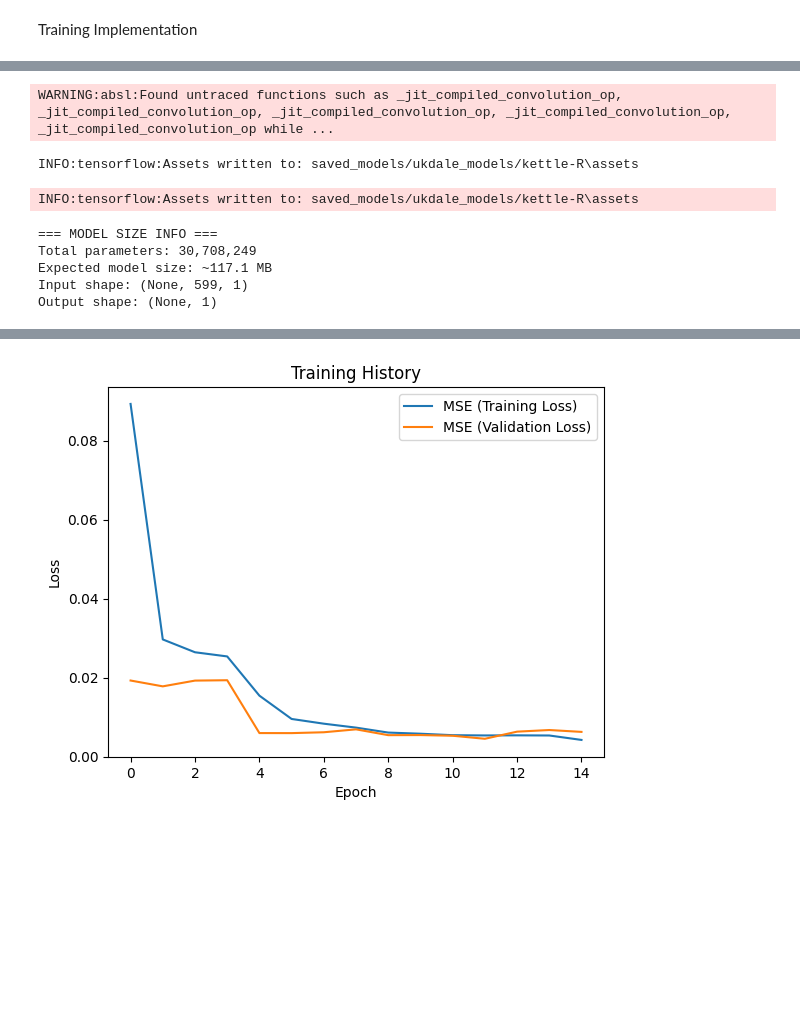
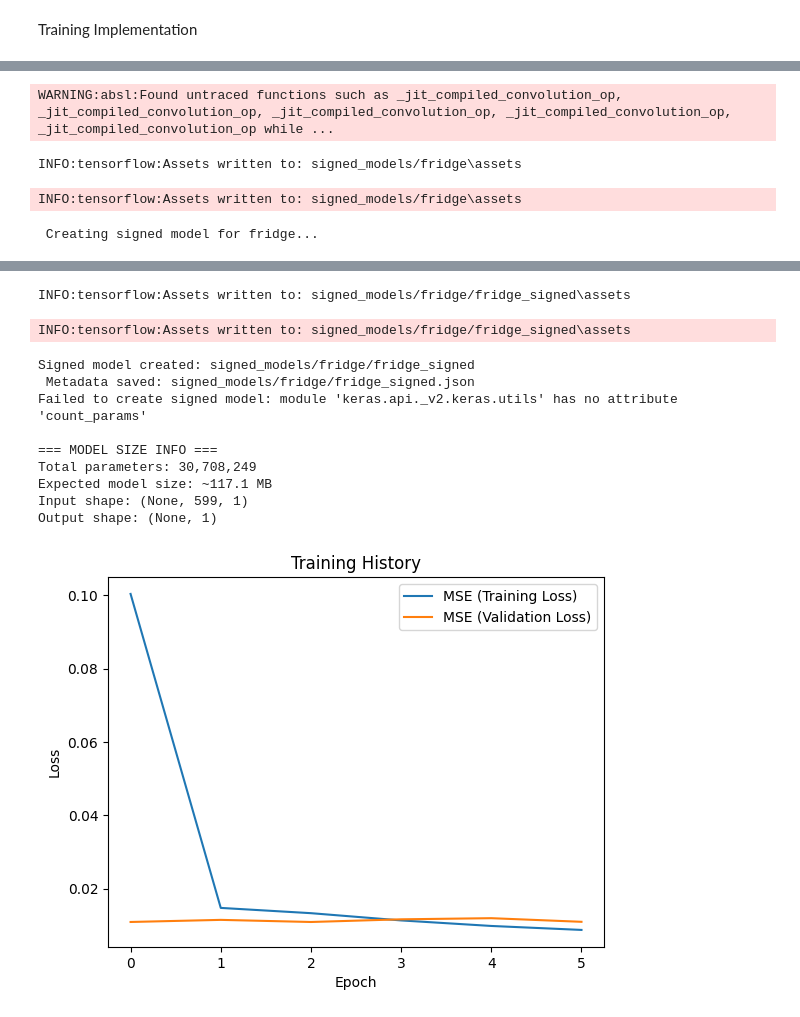
Before and after one commit to I-S-U-Load-Monitoring-Application/Deep-learning-model-for-disaggregation, a Jupyter notebook: UKDALE seq2point.ipynb, the cells around one changed output, grey strips where cells are left out. Drawn from its saved outputs; the diff is of its cells as text; code cells hidden in the pictures; blank space fills up the shorter version.

```diff
--- a/UKDALE seq2point.ipynb
+++ b/UKDALE seq2point.ipynb
@@ -57,10 +57,10 @@ params_appliance = {
 
 
 DATA_DIRECTORY = 'dataset/ukdale/'
-SAVE_PATH = 'ukdale_seq2point/kettle/'
+SAVE_PATH = 'ukdale_seq2point/fridge/'
 AGG_MEAN = 522
 AGG_STD = 814
-APPLIANCE_NAME = 'kettle'
+APPLIANCE_NAME = 'fridge'
 
 
 
@@ -1449,11 +1540,12 @@ Training Implementation
 # %%
 # Create Trainer instance
 
+
 #test_directory = "refit/microwave/microwave_test_on_train_H10.csv"
 #log_file_dir = "refit/microwave/microwave_test_on_train_H10.log"
-training_directory="ukdale_seq2point/kettle/kettle_training_.csv"
-validation_directory="Ukdale_seq2point/kettle/kettle_validation_.csv"
-save_model_dir="saved_models/ukdale_models/kettle-R"
+training_directory="ukdale_seq2point/fridge/fridge_training_.csv"
+validation_directory="Ukdale_seq2point/fridge/fridge_validation_.csv"
+save_model_dir="signed_models/fridge"
 
 
 trainer = Trainer(
@@ -1473,7 +1565,7 @@ trainer = Trainer(
 )
 
 # Train the model
-trainer.train_model()
+signed_model = trainer.train_model()
 # %% [output]
 Importing training file...
 Counting number of rows...
@@ -1493,10 +1585,6 @@ Trainable params: 30,708,249
 Non-trainable params: 0
 _________________________________________________________________
 WARNING:absl:Found untraced functions such as _jit_compiled_convolution_op, _jit_compiled_convolution_op, _jit_compiled_convolution_op, _jit_compiled_convolution_op, _jit_compiled_convolution_op while ...
-INFO:tensorflow:Assets written to: saved_models/ukdale_models/kettle-R\assets
+INFO:tensorflow:Assets written to: signed_models/fridge\assets
-INFO:tensorflow:Assets written to: saved_models/ukdale_models/kettle-R\assets
+INFO:tensorflow:Assets written to: signed_models/fridge\assets
-=== MODEL SIZE INFO ===
-Total parameters: 30,708,249
-Expected model size: ~117.1 MB
-Input shape: (None, 599, 1)
-Output shape: (None, 1)
+ Creating signed model for fridge...
@@ -1503,4 +1592,15 @@ Output shape: (None, 1)
+INFO:tensorflow:Assets written to: signed_models/fridge/fridge_signed\assets
+INFO:tensorflow:Assets written to: signed_models/fridge/fridge_signed\assets
+Signed model created: signed_models/fridge/fridge_signed
+ Metadata saved: signed_models/fridge/fridge_signed.json
+Failed to create signed model: module 'keras.api._v2.keras.utils' has no attribute 'count_params'
+
+=== MODEL SIZE INFO ===
+Total parameters: 30,708,249
+Expected model size: ~117.1 MB
+Input shape: (None, 599, 1)
+Output shape: (None, 1)
-[figure, old version]
+[figure, new version]
 # %%
 test_directory = "refit/microwave/microwave_test_on_train_H10.csv"
 log_file_dir = "refit/microwave/microwave_test_on_train_H10.log"
```
Also changed, not shown: parts of 6 cells of this notebook.
